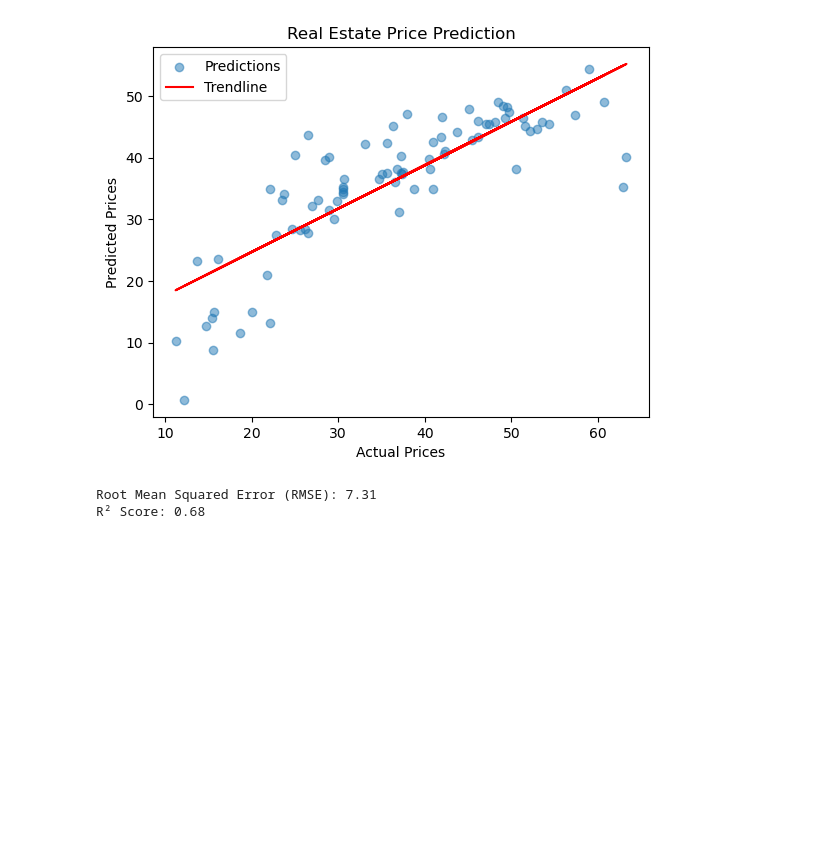
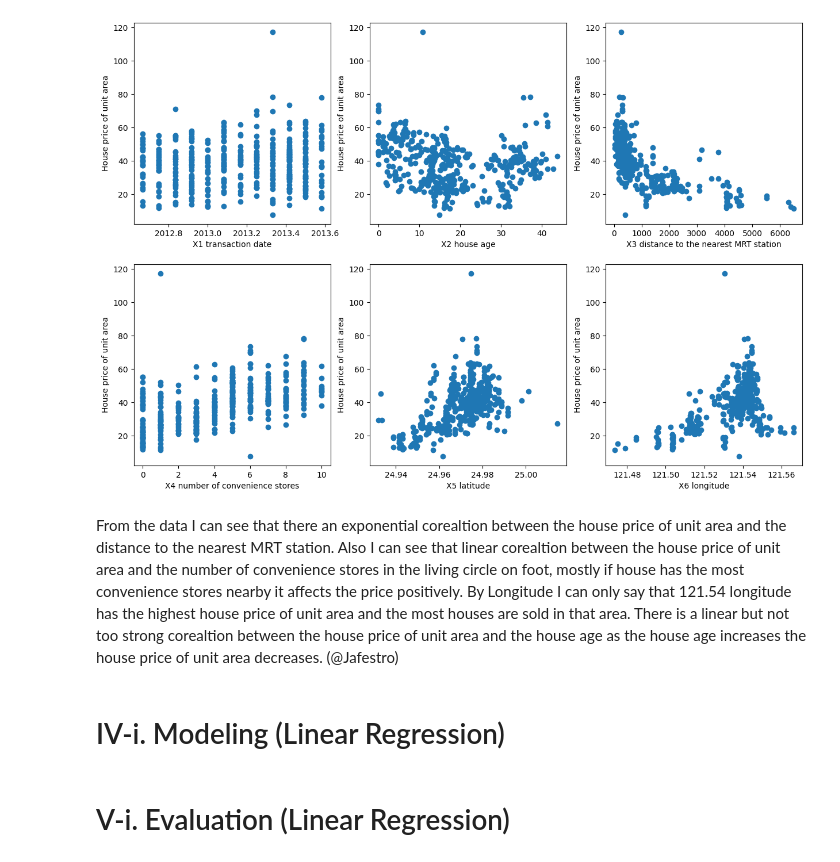
Before and after one commit to Jafestro/Data-Mallinnus, a Jupyter notebook: kidney/real_estate_valuation.ipynb, the cells around one changed output. Cells and saved outputs as stored; diff of their text form; code cells hidden in the pictures; blank space fills up the shorter version.

Commit message:
Real estate loput

```diff
--- a/kidney/real_estate_valuation.ipynb
+++ b/kidney/real_estate_valuation.ipynb
@@ -19,30 +64,19 @@ scaler = StandardScaler()
 X_scaled = scaler.fit_transform(X)
 
 X_train, X_test, y_train, y_test = train_test_split(X_scaled, y, test_size=0.2, random_state=42)
-
-model = LinearRegression()
-model.fit(X_train, y_train)
-
-y_pred = model.predict(X_test)
-
-plt.scatter(y_test, y_pred, label="Predictions", alpha=0.5)
-
-# Fit a trendline (linear fit)
-m, b = np.polyfit(y_test.values.flatten(), y_pred.flatten(), 1)
-plt.plot(y_test, m * y_test + b, color='red', label="Trendline")
-
-plt.xlabel("Actual Prices")
-plt.ylabel("Predicted Prices")
-plt.title("Real Estate Price Prediction")
-plt.legend()
-plt.show()
-
-rmse = np.sqrt(mean_squared_error(y_test, y_pred))
-r2 = r2_score(y_test, y_pred)
-
-print(f"Root Mean Squared Error (RMSE): {rmse:.2f}")
-print(f"R² Score: {r2:.2f}")
-# %% [output]
-[figure, removed]
-Root Mean Squared Error (RMSE): 7.31
-R² Score: 0.68
+# %%
+# check relationships between columns and price
+
+fig, axes = plt.subplots(nrows=2, ncols=3, figsize=(15, 10))
+axes = axes.flatten()
+
+for index, column in enumerate(X.columns):
+    axes[index].scatter(X[column], y)
+    axes[index].set_xlabel(column)
+    axes[index].set_ylabel('House price of unit area')
+# %% [output]
+[figure, added]
+# %% [markdown]
+From the data I can see that there an exponential corealtion between the house price of unit area and the distance to the nearest MRT station. Also I can see that linear corealtion between the house price of unit area and the number of convenience stores in the living circle on foot, mostly if house has the most convenience stores nearby it affects the price positively. By Longitude I can only say that 121.54 longitude has the highest house price of unit area and the most houses are sold in that area. There is a linear but not too strong corealtion between the house price of unit area and the house age as the house age increases the house price of unit area decreases. (@Jafestro)
+# %% [markdown]
+# IV-i. Modeling (Linear Regression)
@@ -48,0 +88,2 @@ R² Score: 0.68
+# %% [markdown]
+# V-i. Evaluation (Linear Regression)
```
Also changed, not shown: parts of 10 cells of this notebook.
